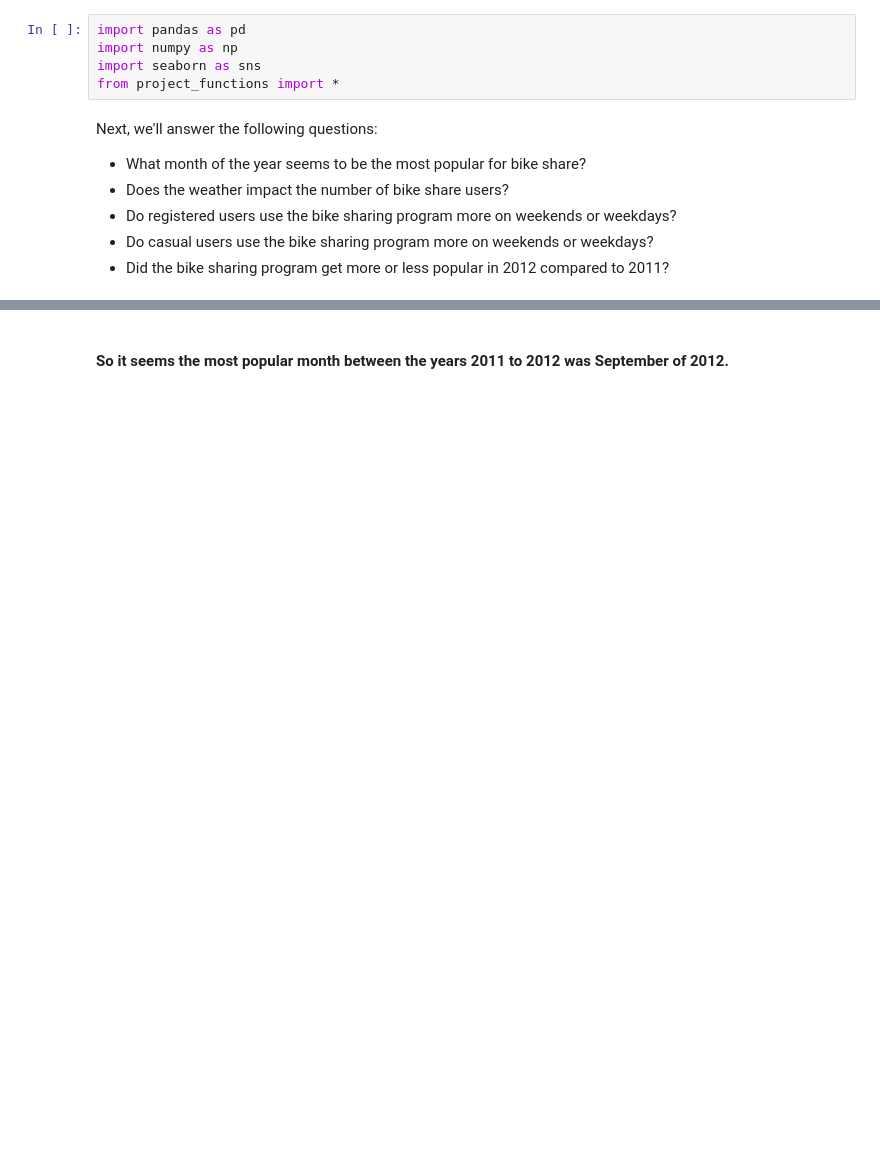
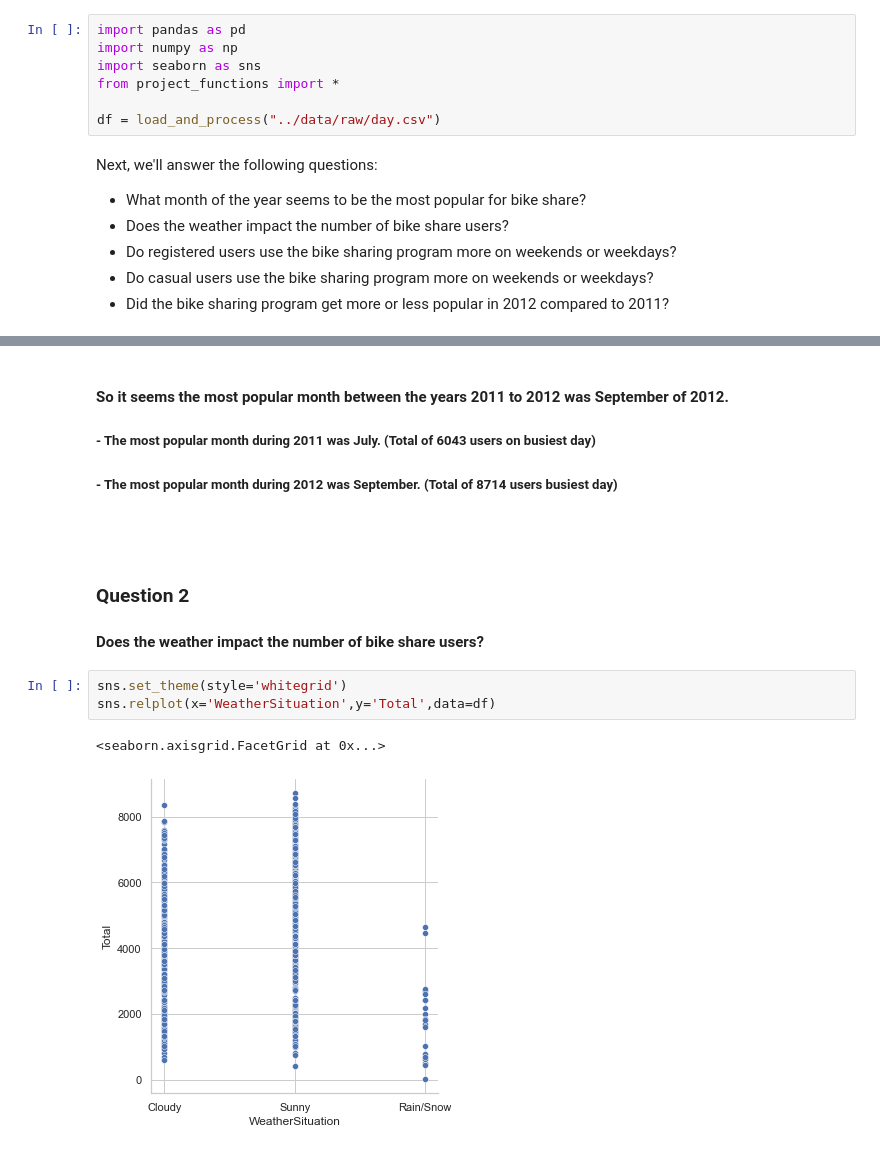
Before and after one commit to data301-2020-winter1/course-project-group_6021, a Jupyter notebook: analysis/Milestone2.ipynb, the cells around one changed output, grey strips where cells are left out. Cells and saved outputs as stored; diff of their text form; blank space fills up the shorter version.

Commit message:
Finished Milestone 2 questions

```diff
--- a/analysis/Milestone2.ipynb
+++ b/analysis/Milestone2.ipynb
@@ -5,6 +5,8 @@ import pandas as pd
 import numpy as np
 import seaborn as sns
 from project_functions import *
+
+df = load_and_process("../data/raw/day.csv")
 # %% [markdown]
 Next, we'll answer the following questions:
 * What month of the year seems to be the most popular for bike share?
@@ -37,2 +61,16 @@ print(Q1)
 # %% [markdown]
 #### So it seems the most popular month between the years 2011 to 2012 was September of 2012.
+
+##### - The most popular month during 2011 was July. (Total of 6043 users on busiest day)
+##### - The most popular month during 2012 was September. (Total of 8714 users busiest day)
+# %% [markdown]
+#
+# %% [markdown]
+### Question 2
+#### Does the weather impact the number of bike share users?
+# %%
+sns.set_theme(style='whitegrid')
+sns.relplot(x='WeatherSituation',y='Total',data=df)
+# %% [output]
+<seaborn.axisgrid.FacetGrid at 0x...>
+[figure, added]
```
Also changed, not shown: parts of 15 cells of this notebook, 1 other file.
